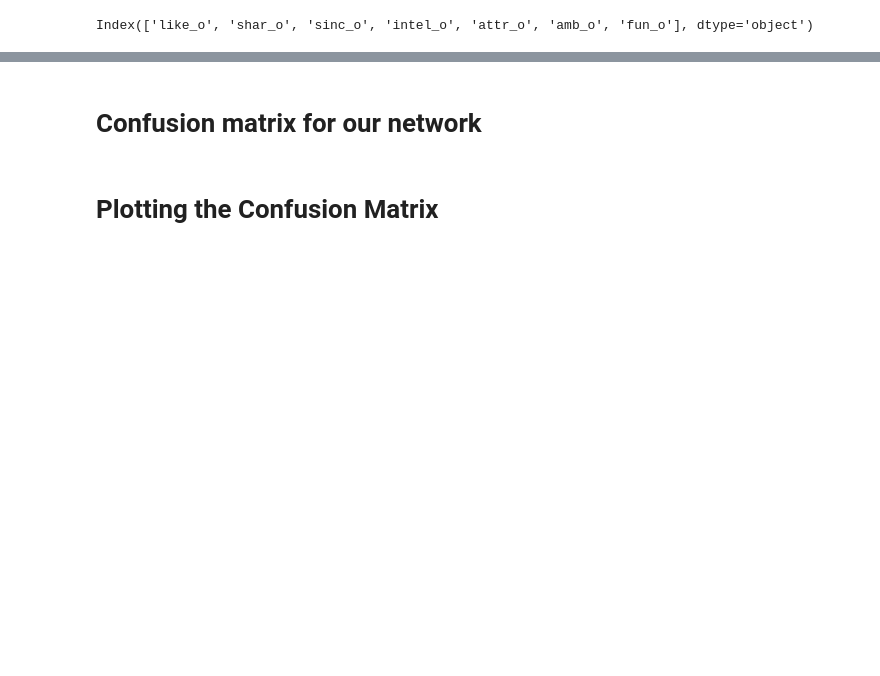
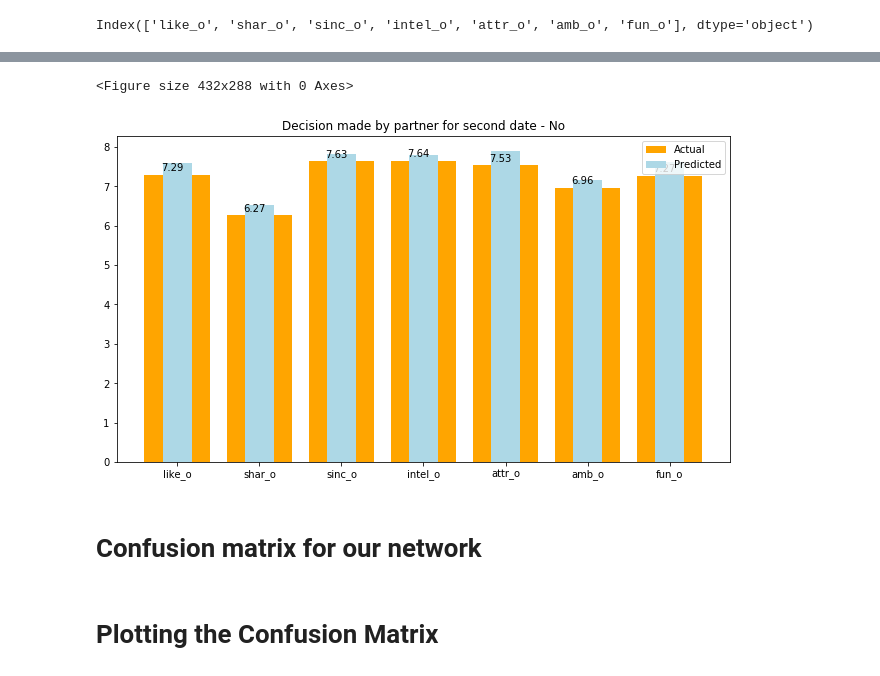
Before and after one commit to yulnicorn/Data-Analytics-Mining, a Jupyter notebook: DAM NN.ipynb, the cells around one changed output, grey strips where cells are left out. Drawn from its saved outputs; the diff is of its cells as text; code cells hidden in the pictures; blank space fills up the shorter version.

```diff
--- a/DAM NN.ipynb
+++ b/DAM NN.ipynb
@@ -249,3 +253,26 @@ plt.show()
+# %%
+l = ['like_o', 'shar_o', 'sinc_o', 'intel_o', 'attr_o', 'amb_o', 'fun_o']
+
+plt.clf()
+fig, ax = plt.subplots(figsize=(11,6))
+
+ax.bar(l, no_actual_mean.values[0], color='orange', label='Actual')
+ax.bar(l, no_model_mean.values[0], color='lightblue', width=0.35, label='Predicted')
+ax.legend()
+diff = [no_actual_mean.values[0][i]-no_model_mean.values[0][i] for i in range(len(no_actual_mean.values[0]))]
+
+i =0
+
+for x1,y1 in enumerate(no_actual_mean.values[0]):
+#     ax.text(x1-0.2,y1+0.1, "%.2f"%diff[i], color= "black")
+    ax.text(x1-0.2,y1+0.1, "%.2f"%y1, color= "black")
+    i+=1
+
+plt.title("Decision made by partner for second date - No")
+plt.show()
+# %% [output]
+<Figure size 432x288 with 0 Axes>
+[figure, added]
 # %% [markdown]
 # Confusion matrix for our network
 # %%
```
Also changed, not shown: parts of 5 cells of this notebook, 6 other files.
